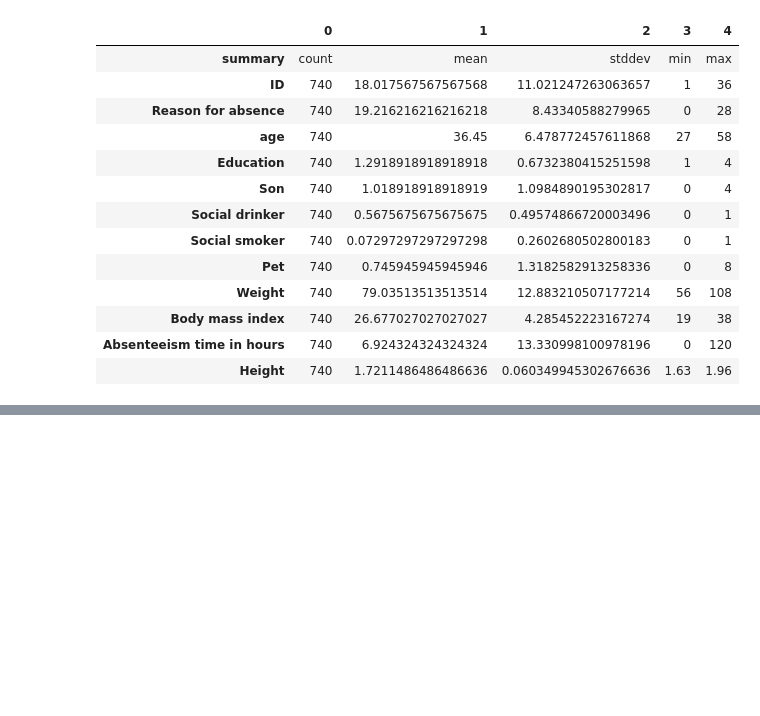
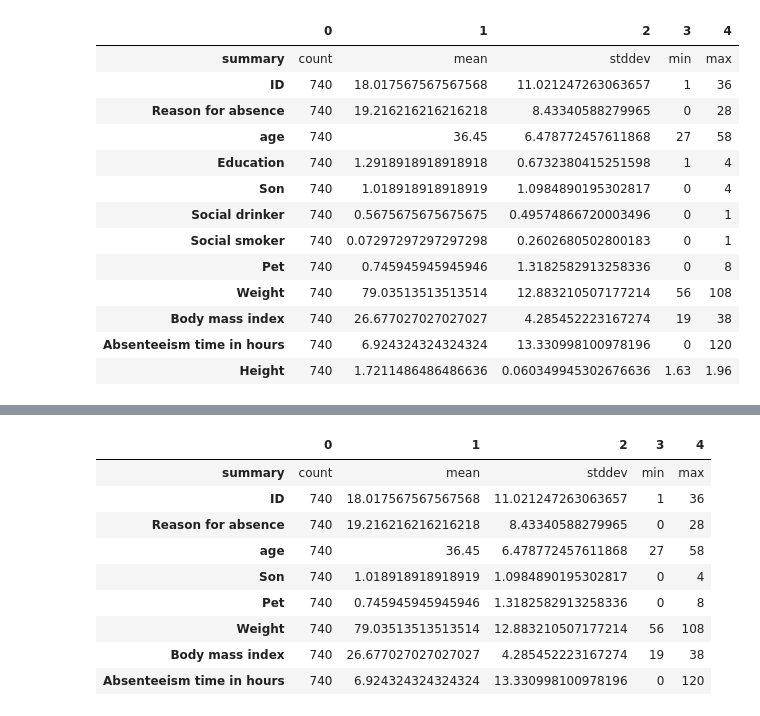
Before and after one commit to weirongSusan/project1, a Jupyter notebook: weirongproject.ipynb, the cells around one changed output, grey strips where cells are left out. Saved outputs shown, nothing was run; the diff lists cells and outputs as text; code cells hidden in the pictures; blank space fills up the shorter version.

```diff
--- a/weirongproject.ipynb
+++ b/weirongproject.ipynb
@@ -343,3 +343,6 @@ df.describe().toPandas().transpose()
 | Body mass index | 740 | 26.677027027027027 | 4.285452223167274 | 19 | 38 |
 | Absenteeism time in hours | 740 | 6.924324324324324 | 13.330998100978196 | 0 | 120 |
 | Height | 740 | 1.7211486486486636 | 0.060349945302676636 | 1.63 | 1.96 |
+# %%
+df1=df. select( 'ID','Reason for absence', 'age', 'Son',  'Pet', 'Weight', 'Body mass index','Absenteeism time in hours')
+df1.show()
@@ -345,0 +367,15 @@ df.describe().toPandas().transpose()
+# %%
+# Now that we understand the data's features, let's use a Python package to neatly describe the data.
+import pandas as pd
+df1.describe().toPandas().transpose()
+# %% [output]
+|  | 0 | 1 | 2 | 3 | 4 |
+| summary | count | mean | stddev | min | max |
+| ID | 740 | 18.017567567567568 | 11.021247263063657 | 1 | 36 |
+| Reason for absence | 740 | 19.216216216216218 | 8.43340588279965 | 0 | 28 |
+| age | 740 | 36.45 | 6.478772457611868 | 27 | 58 |
+| Son | 740 | 1.018918918918919 | 1.0984890195302817 | 0 | 4 |
+| Pet | 740 | 0.745945945945946 | 1.3182582913258336 | 0 | 8 |
+| Weight | 740 | 79.03513513513514 | 12.883210507177214 | 56 | 108 |
+| Body mass index | 740 | 26.677027027027027 | 4.285452223167274 | 19 | 38 |
+| Absenteeism time in hours | 740 | 6.924324324324324 | 13.330998100978196 | 0 | 120 |
```
Also changed, not shown: parts of 7 cells of this notebook, 1 other file.
